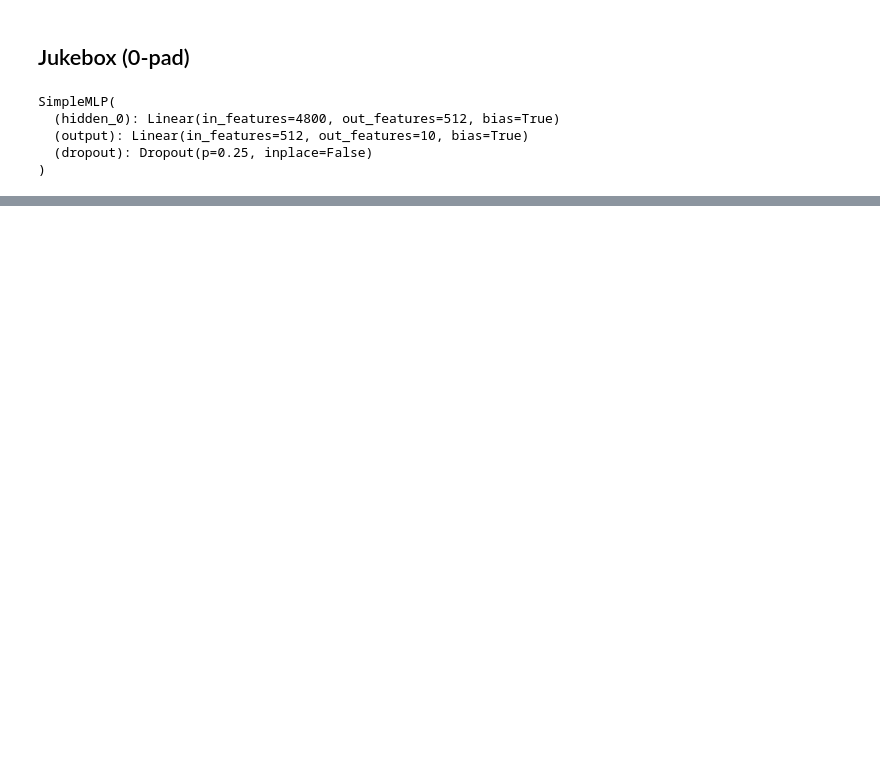
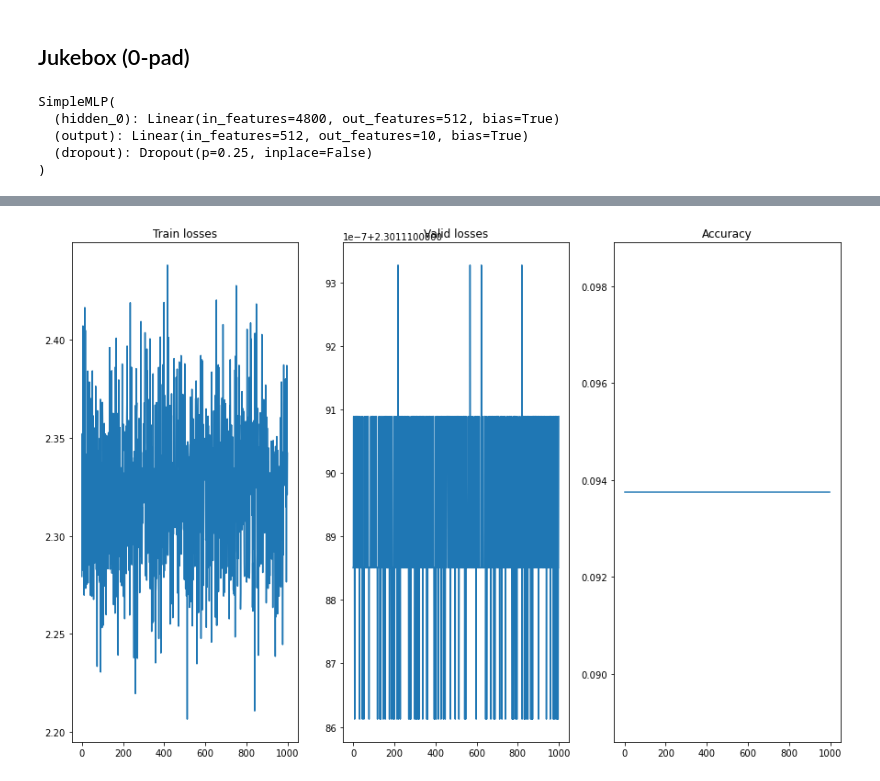
Before and after one commit to imkhoa99/Research-Project-2021, a Jupyter notebook: mlp.ipynb, the cells around one changed output, grey strips where cells are left out. Cells and saved outputs as stored; diff of their text form; code cells hidden in the pictures; blank space fills up the shorter version.

```diff
--- a/mlp.ipynb
+++ b/mlp.ipynb
@@ -325,7 +473,7 @@ Epoch 300, loss 2.3175950050354004
 # %% [markdown]
 ## Jukebox (0-pad)
 # %%
-probe = SimpleMLP(
+probe_jukebox = SimpleMLP(
             num_features = split_to_X["jukebox"]["train"].shape[1],
             hidden_layer_sizes = [512],
             num_outputs = DATASET_TO_ATTRS["dcase"]["num_outputs"],
@@ -333,7 +481,7 @@ probe = SimpleMLP(
             dropout_p=0.25,
         )
 
-probe.to(device)
+probe_jukebox.to(device)
 # %% [output]
 SimpleMLP(
   (hidden_0): Linear(in_features=4800, out_features=512, bias=True)
@@ -407,0 +496,25 @@ Epoch 300, loss 2.37218976020813
+# %%
+# Standard scaler
+std_scaler_jukebox = StandardScaler()
+X_train_jukebox = std_scaler_jukebox.fit_transform(split_to_X["jukebox"]["train"])
+X_valid_jukebox = std_scaler_jukebox.fit_transform(split_to_X["jukebox"]["validation"])
+
+scaler_dict["musicnn"] = std_scaler_musicnn
+
+# Label encoding
+le_jukebox = preprocessing.LabelEncoder()
+y_train_jukebox = le_jukebox.fit_transform(split_to_y["jukebox"]["train"])
+y_valid_jukebox = le_jukebox.fit_transform(split_to_y["jukebox"]["validation"])
+
+le_dict["jukebox"] = le_jukebox
+# %%
+# Create optimizer
+optimizer_jukebox = torch.optim.Adam(
+    probe_jukebox.parameters(),
+    lr=cfg["learning_rate"],
+    weight_decay=0
+    if cfg["l2_weight_decay"] is None
+    else cfg["l2_weight_decay"],
+)
+# %%
+train_losses_jukebox, val_losses_jukebox, acc_epochs_jukebox = train_valid_loop(X_train_jukebox, y_train_jukebox, X_valid_jukebox, y_valid_jukebox, probe_jukebox, cfg, std_scaler_jukebox, le_jukebox, optimizer_jukebox)
@@ -407,0 +539,4 @@ Epoch 300, loss 2.37218976020813
+# %%
+plot_losses(train_losses_jukebox, val_losses_jukebox, acc_epochs_jukebox)
+# %% [output]
+[figure, added]
```
Also changed, not shown: parts of 42 cells of this notebook.
